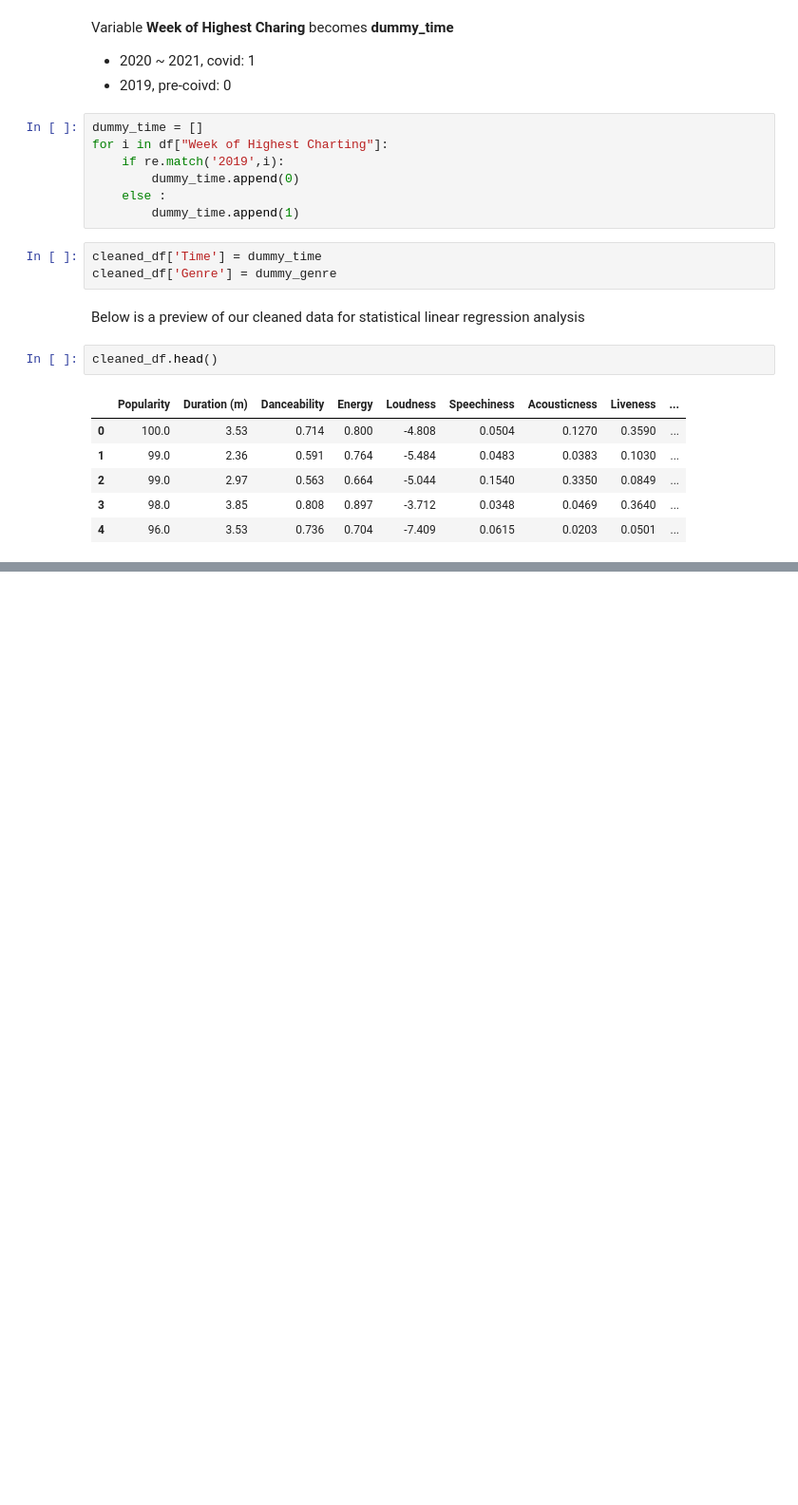
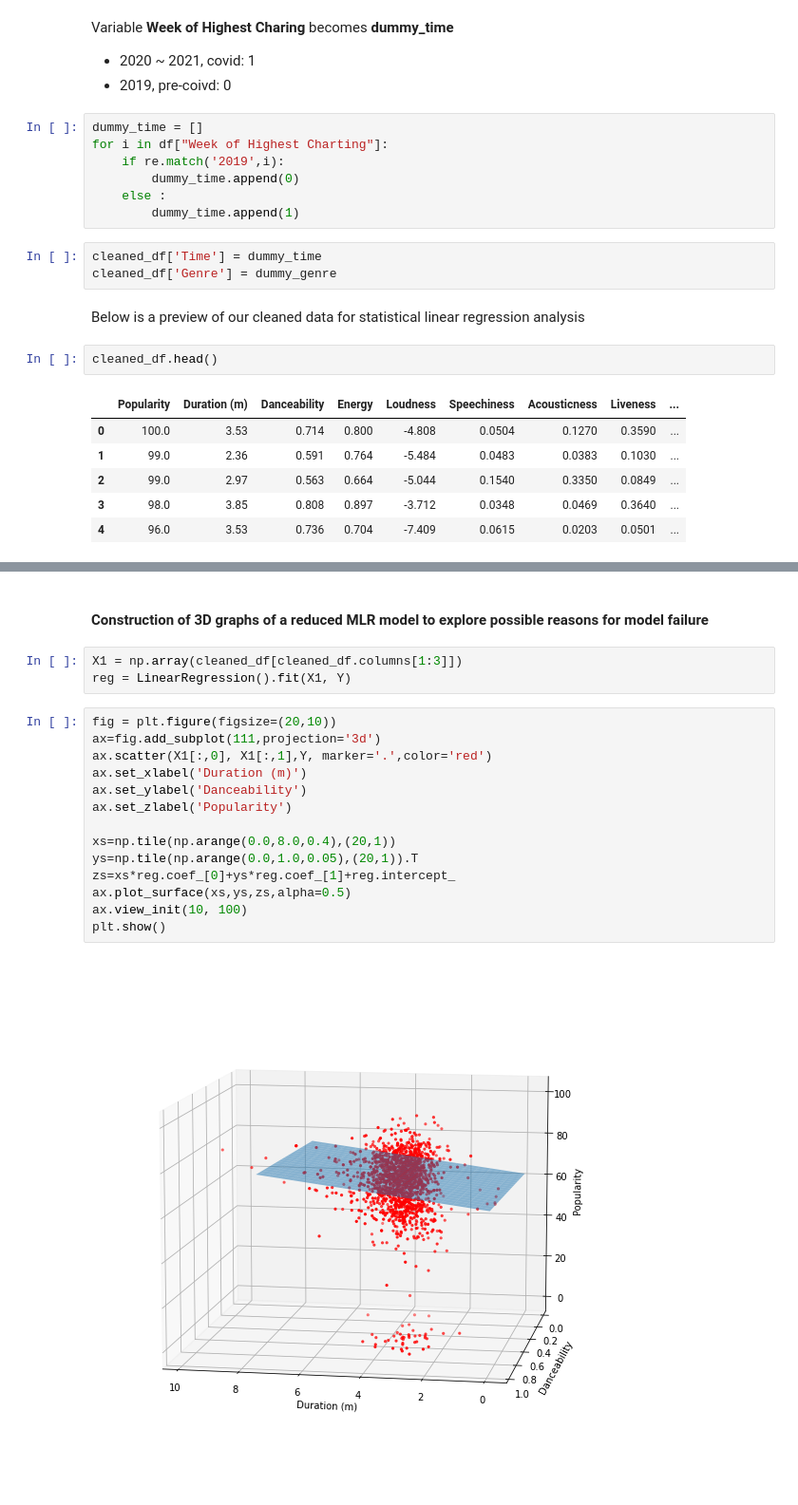
Before and after one commit to Opheliadh/DH140-Final-Music-Trends, a Jupyter notebook: Spotify_songs_popularity.ipynb, the cells around one changed output, grey strips where cells are left out. Shown at 95% size. Drawn from its saved outputs; the diff is of its cells as text; blank space fills up the shorter version.

```diff
--- a/Spotify_songs_popularity.ipynb
+++ b/Spotify_songs_popularity.ipynb
@@ -428,0 +452,21 @@ py.show()
+# %% [markdown]
+#### Construction of 3D graphs of a reduced MLR model to explore possible reasons for model failure
+# %%
+X1 = np.array(cleaned_df[cleaned_df.columns[1:3]])
+reg = LinearRegression().fit(X1, Y)
+# %%
+fig = plt.figure(figsize=(20,10))
+ax=fig.add_subplot(111,projection='3d')
+ax.scatter(X1[:,0], X1[:,1],Y, marker='.',color='red')
+ax.set_xlabel('Duration (m)')
+ax.set_ylabel('Danceability')
+ax.set_zlabel('Popularity')
+
+xs=np.tile(np.arange(0.0,8.0,0.4),(20,1))
+ys=np.tile(np.arange(0.0,1.0,0.05),(20,1)).T
+zs=xs*reg.coef_[0]+ys*reg.coef_[1]+reg.intercept_
+ax.plot_surface(xs,ys,zs,alpha=0.5)
+ax.view_init(10, 100)
+plt.show()
+# %% [output]
+[figure, added]
```
Also changed, not shown: parts of 31 cells of this notebook.
